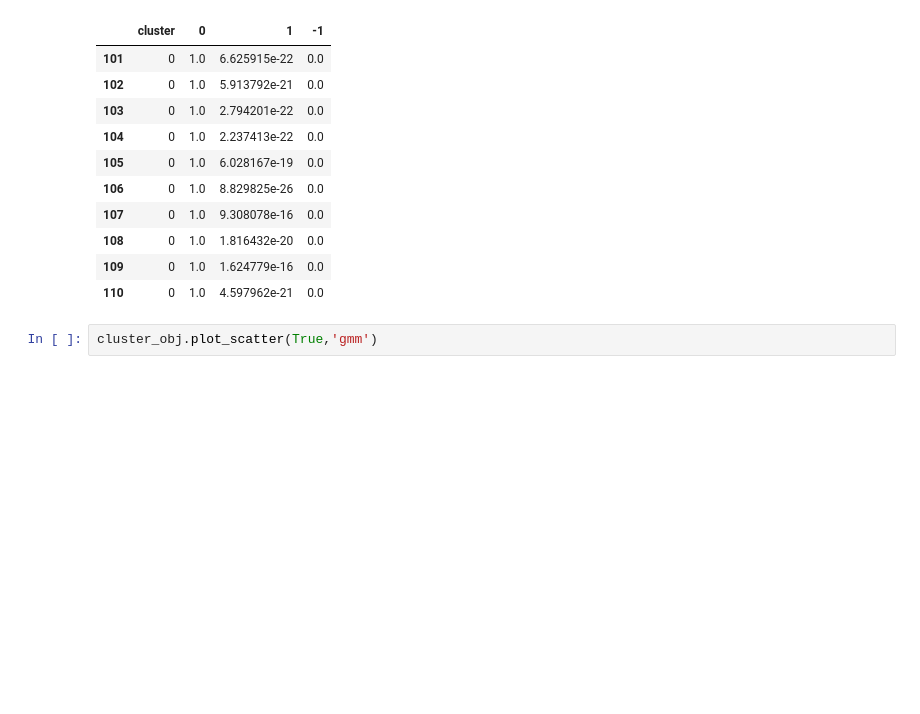
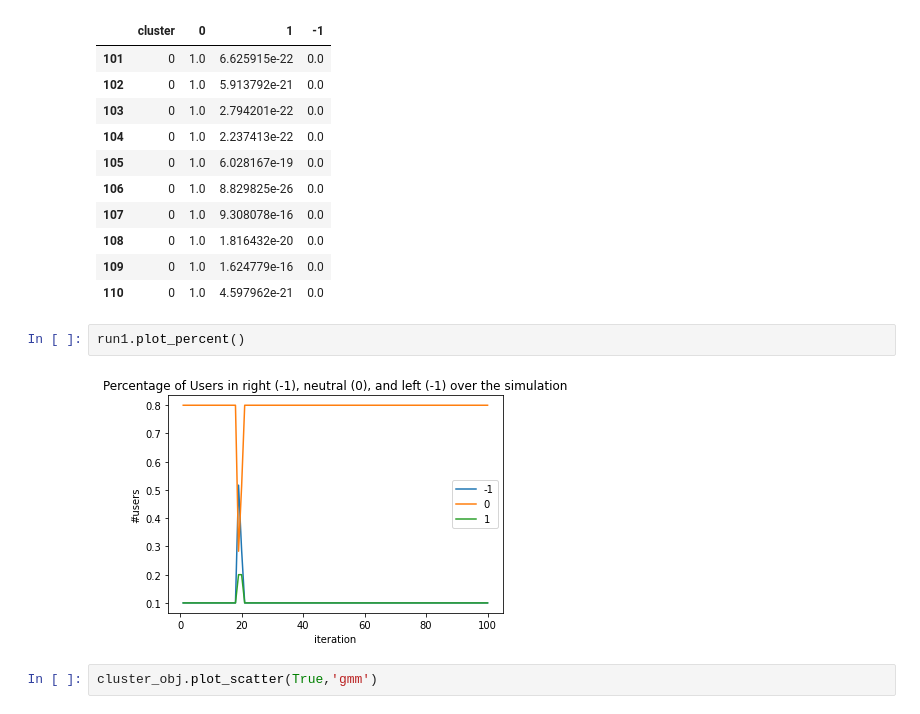
Before and after one commit to niniack/rec-sys-dynamics, a Jupyter notebook: notebooks/run_analysis.ipynb, the cells around one changed output. Saved outputs shown, nothing was run; the diff lists cells and outputs as text; blank space fills up the shorter version.

```diff
--- a/notebooks/run_analysis.ipynb
+++ b/notebooks/run_analysis.ipynb
@@ -280,6 +280,10 @@ results[0][100:110]
 | 108 | 0 | 1.0 | 1.816432e-20 | 0.0 |
 | 109 | 0 | 1.0 | 1.624779e-16 | 0.0 |
 | 110 | 0 | 1.0 | 4.597962e-21 | 0.0 |
+# %%
+run1.plot_percent()
+# %% [output]
+[figure, added]
 # %%
 cluster_obj.plot_scatter(True,'gmm')
 # %% [output]
```
Also changed, not shown: parts of 8 cells of this notebook, 3 other files.
